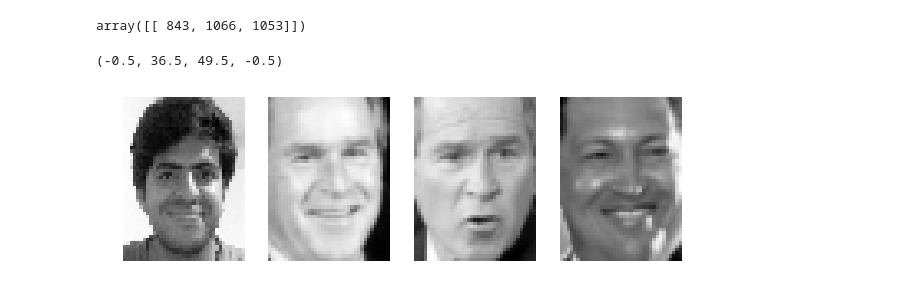
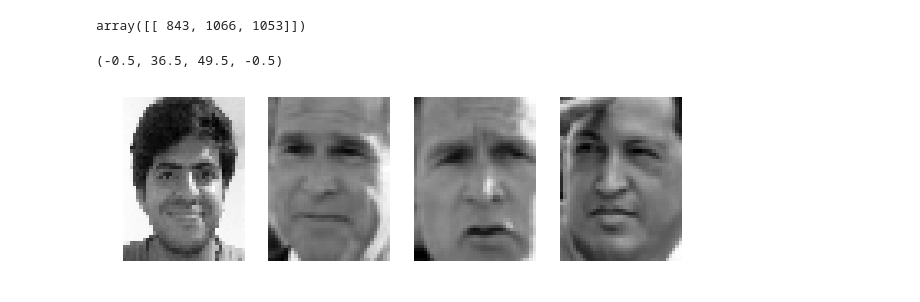
Before and after one commit to KimiaLab/SYDE-522, a Jupyter notebook: Tutorials/tut2.ipynb, the cells around one changed output. Saved outputs shown, nothing was run; the diff lists cells and outputs as text; code cells hidden in the pictures.

```diff
--- a/Tutorials/tut2.ipynb
+++ b/Tutorials/tut2.ipynb
@@ -309,21 +309,21 @@ array([[ 843, 1066, 1053]])
 # %%
 plt.figure(figsize=(10,5))
 # plots the matches
 plt.subplot(1, 4, 1)
 plt.imshow(sim, cmap='Greys_r')
 plt.axis('off')
 
 plt.subplot(1, 4, 2)
-plt.imshow(lfw_people.images[329], cmap='Greys_r')
+plt.imshow(lfw_people.images[idxs[0][0]], cmap='Greys_r')
 plt.axis('off')
 
 plt.subplot(1, 4, 3)
-plt.imshow(lfw_people.images[470], cmap='Greys_r')
+plt.imshow(lfw_people.images[idxs[0][1]], cmap='Greys_r')
 plt.axis('off')
 
 plt.subplot(1, 4, 4)
-plt.imshow(lfw_people.images[25], cmap='Greys_r')
+plt.imshow(lfw_people.images[idxs[0][2]], cmap='Greys_r')
 plt.axis('off')
 # %% [output]
 (-0.5, 36.5, 49.5, -0.5)
-[figure, old version]
+[figure, new version]
```
Also changed, not shown: parts of 7 cells of this notebook.
